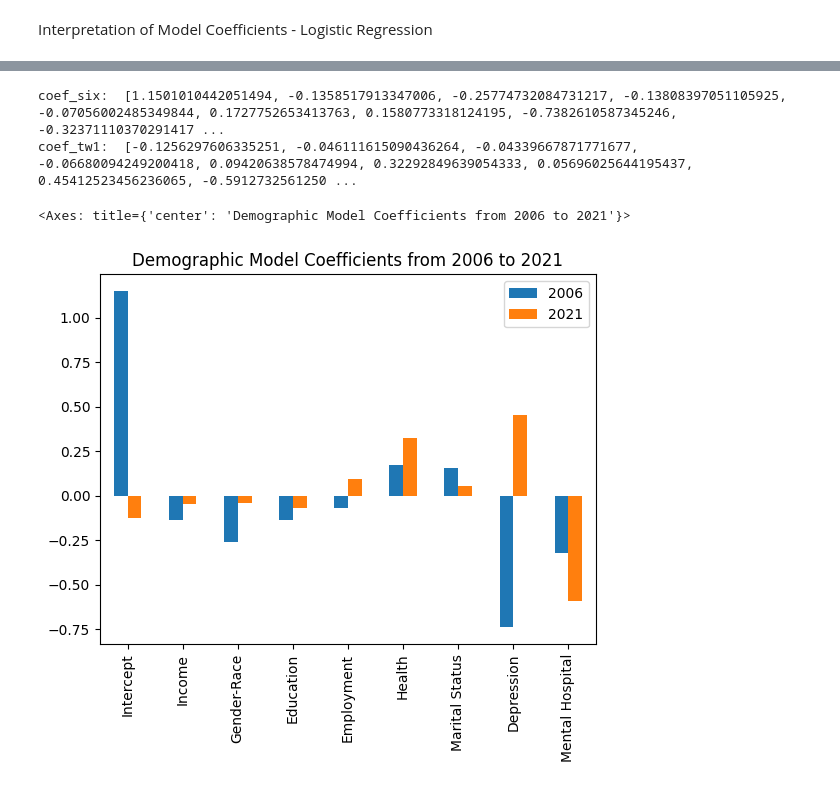
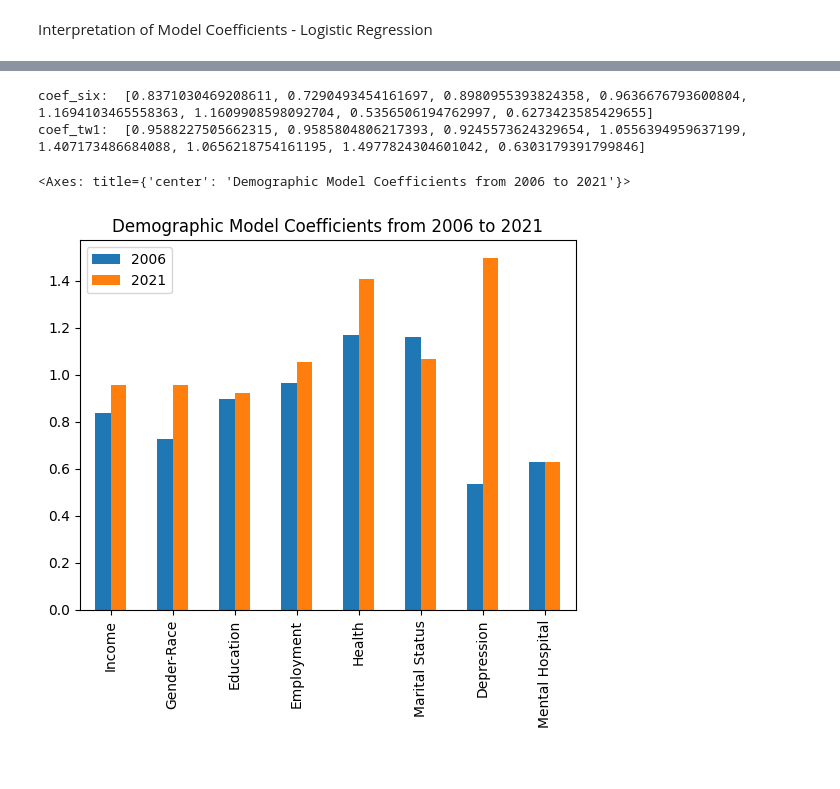
Before and after one commit to HotelTango314/dsa5900, a Jupyter notebook: NSDUH_Explore.ipynb, the cells around one changed output, grey strips where cells are left out. Drawn from its saved outputs; the diff is of its cells as text; code cells hidden in the pictures.

Commit message:
convert coef to prob

```diff
--- a/NSDUH_Explore.ipynb
+++ b/NSDUH_Explore.ipynb
@@ -1391,26 +1394,29 @@ coef_tw1:  [-0.8876663870062135, 0.4520761480041727, -0.03269354717888598, 0.277
 # %%
-"INCOME","SEXRACE","EDUCCAT2","EMPSTATY","HEALTH2","IRMARIT","AJAMDEYR","AMHINP2"
-demogr_data = ['Intercept','Income','Gender-Race','Education','Employment','Health',
+#"INCOME","SEXRACE","EDUCCAT2","EMPSTATY","HEALTH2","IRMARIT","AJAMDEYR","AMHINP2"
+demogr_data = ['Income','Gender-Race','Education','Employment','Health',
               'Marital Status','Depression','Mental Hospital']
 
-lsix = [dm_six_logit_final['class'].intercept_.tolist(),
-     dm_six_logit_final['class'].coef_.tolist()[0]]
+#lsix = [dm_six_logit_final['class'].intercept_.tolist(),
+#     dm_six_logit_final['class'].coef_.tolist()[0]]
 
-ltw1 = [dm_tw1_logit_final['class'].intercept_.tolist(),
-        dm_tw1_logit_final['class'].coef_.tolist()[0]]
+#ltw1 = [dm_tw1_logit_final['class'].intercept_.tolist(),
+#        dm_tw1_logit_final['class'].coef_.tolist()[0]]
 
-coef_six = [item for sublist in lsix for item in sublist]
-coef_tw1 = [item for sublist in ltw1 for item in sublist]
+#coef_six = np.exp([item for sublist in lsix for item in sublist]).tolist()
+#coef_tw1 = np.exp([item for sublist in ltw1 for item in sublist]).tolist()
+
+coef_six = np.exp(dm_six_logit_final['class'].coef_.tolist()[0]).tolist()
+coef_tw1 = np.exp(dm_tw1_logit_final['class'].coef_.tolist()[0]).tolist()
 
 data = {'2006':coef_six, '2021':coef_tw1}
 
 print('coef_six: ',coef_six)
 print('coef_tw1: ',coef_tw1)
 
 dm_results = pd.DataFrame(data=data,index = demogr_data)
 dm_results.plot.bar(title='Demographic Model Coefficients from 2006 to 2021')
 # %% [output]
-coef_six:  [1.1501010442051494, -0.1358517913347006, -0.25774732084731217, -0.13808397051105925, -0.07056002485349844, 0.1727752653413763, 0.1580773318124195, -0.7382610587345246, -0.32371110370291417 ...
-coef_tw1:  [-0.1256297606335251, -0.046111615090436264, -0.04339667871771677, -0.06680094249200418, 0.09420638578474994, 0.32292849639054333, 0.05696025644195437, 0.45412523456236065, -0.5912732561250 ...
+coef_six:  [0.8371030469208611, 0.7290493454161697, 0.8980955393824358, 0.9636676793600804, 1.1694103465558363, 1.1609908598092704, 0.5356506194762997, 0.6273423585429655]
+coef_tw1:  [0.9588227505662315, 0.9585804806217393, 0.9245573624329654, 1.0556394959637199, 1.407173486684088, 1.0656218754161195, 1.4977824304601042, 0.6303179391799846]
 <Axes: title={'center': 'Demographic Model Coefficients from 2006 to 2021'}>
-[figure, old version]
+[figure, new version]
```
Also changed, not shown: parts of 21 cells of this notebook.
